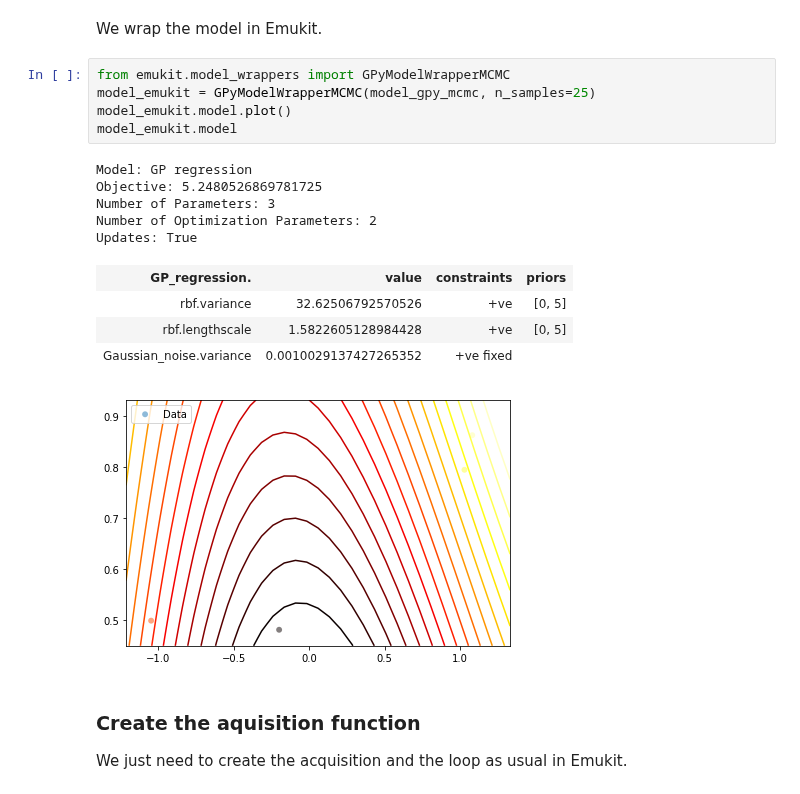
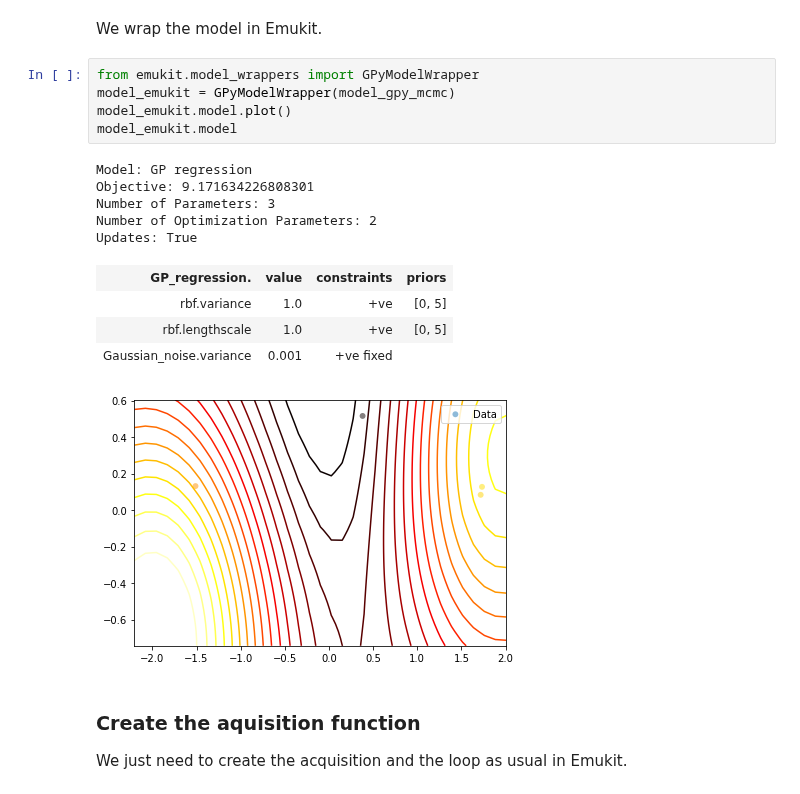
Before and after one commit to EmuKit/emukit, a Jupyter notebook: notebooks/Emukit-tutorial-bayesian-optimization-integrating-model-hyperparameters.ipynb, the cells around one changed output. Saved outputs shown, nothing was run; the diff lists cells and outputs as text.

```diff
--- a/notebooks/Emukit-tutorial-bayesian-optimization-integrating-model-hyperparameters.ipynb
+++ b/notebooks/Emukit-tutorial-bayesian-optimization-integrating-model-hyperparameters.ipynb
@@ -42,21 +42,21 @@ array([0])
 # %% [markdown]
 We wrap the model in Emukit.
 # %%
-from emukit.model_wrappers import GPyModelWrapperMCMC
-model_emukit = GPyModelWrapperMCMC(model_gpy_mcmc, n_samples=25)
+from emukit.model_wrappers import GPyModelWrapper
+model_emukit = GPyModelWrapper(model_gpy_mcmc)
 model_emukit.model.plot()
 model_emukit.model
 # %% [output]
 Model: GP regression
-Objective: 5.2480526869781725
+Objective: 9.171634226808301
 Number of Parameters: 3
 Number of Optimization Parameters: 2
 Updates: True
 | GP_regression. | value | constraints | priors |
-| rbf.variance | 32.62506792570526 | +ve | [0, 5] |
-| rbf.lengthscale | 1.5822605128984428 | +ve | [0, 5] |
-| Gaussian_noise.variance | 0.0010029137427265352 | +ve fixed |  |
+| rbf.variance | 1.0 | +ve | [0, 5] |
+| rbf.lengthscale | 1.0 | +ve | [0, 5] |
+| Gaussian_noise.variance | 0.001 | +ve fixed |  |
-[figure, old version]
+[figure, new version]
 # %% [markdown]
 ### Create the aquisition function
 
```
Also changed, not shown: parts of 4 cells of this notebook, 6 other files.
